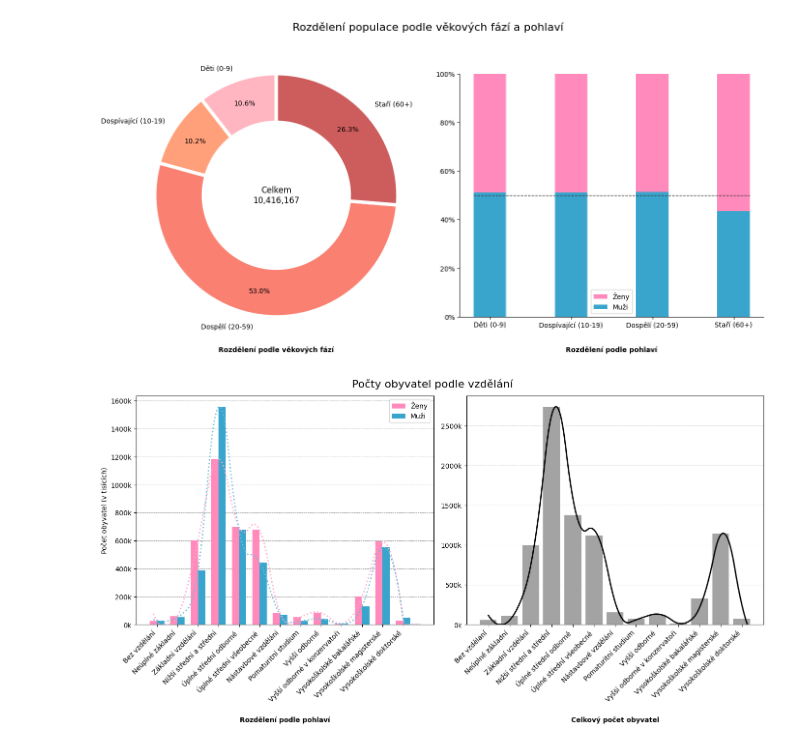
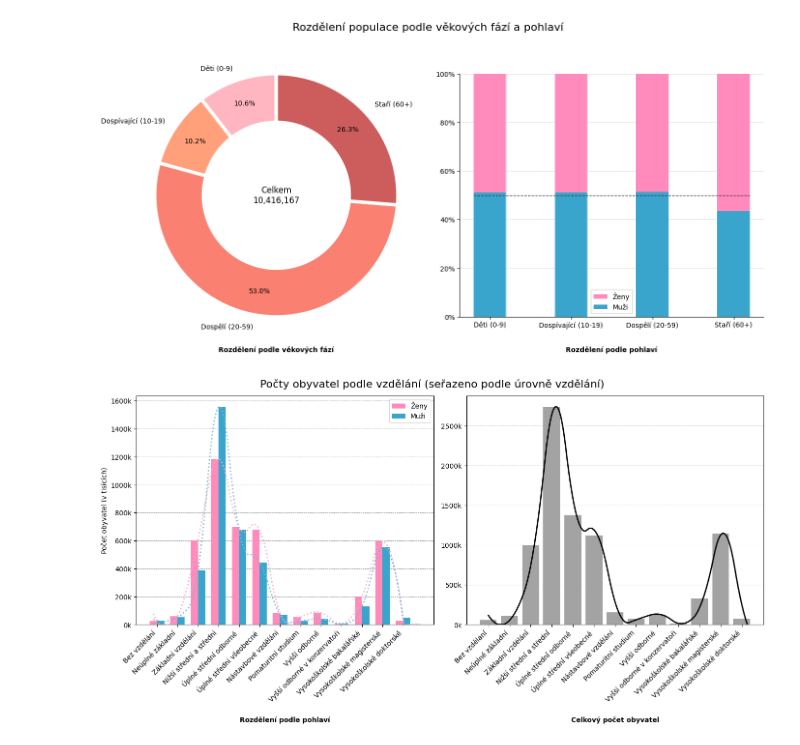
Before and after one commit to rcech44/sp_scitani_lidu, a Jupyter notebook: python_analysis/analysis.ipynb, the cells around one changed output. Saved outputs shown, nothing was run; the diff lists cells and outputs as text; code cells hidden in the pictures.

```diff
--- a/python_analysis/analysis.ipynb
+++ b/python_analysis/analysis.ipynb
@@ -45,7 +45,7 @@ KeyboardInterrupt:
 # %% [markdown]
 ### Načtení dat do paměti z MongoDB
 # %%
-data = data_loader.load_from_db("obyvatelstvo_pohlavi_vek_5")
+data = data_loader.load_from_db("vzdelani_vek_pohlavi")
 # %% [markdown]
 ### Analýza
 # %%
@@ -790,32 +837,32 @@ axs[0].bar(x + bar_width, men_counts_thousands, width=bar_width, label='Muži',
 axs[0].plot(xnew, y_filtered_women, color='#ffa6cb', linestyle='dotted', linewidth=2)
 axs[0].plot(xnew, y_filtered_men, color='#6ebedb', linestyle='dotted', linewidth=2)
 axs[0].set_ylabel('Počet obyvatel (v tisících)')
 axs[0].set_xticks(x + bar_width / 2)
 axs[0].set_xticklabels(education_levels, rotation=45, ha='right')
 axs[0].set_yticklabels(['{:.0f}k'.format(y) for y in axs[0].get_yticks()])
 axs[0].set_axisbelow(True)
 axs[0].grid(True, which='major', linestyle='--', linewidth='0.5', color='gray', axis='y')
 axs[0].legend()
 axs[0].set_xlabel('Rozdělení podle pohlaví', fontdict={'weight': 'bold'})
 axs[0].xaxis.set_label_coords(0.5, -0.4)
 
 # Druhý graf: Pouze celkové počty s křivkou
 axs[1].bar(x, total_counts_thousands, color='#a3a3a3', label='Celkový počet')
 axs[1].plot(x_filtered, y_filtered, label='Celkový počet', color='black', linestyle='-', linewidth=2)
 axs[1].set_xticks(x)
 axs[1].set_xticklabels(education_levels, rotation=45, ha='right')
 axs[1].set_yticklabels(['{:.0f}k'.format(y) for y in axs[1].get_yticks()])
 axs[1].set_axisbelow(True)
 axs[1].grid(True, which='major', linestyle='--', linewidth='0.5', color='gray', axis='y')
 axs[1].set_xlabel('Celkový počet obyvatel', fontdict={'weight': 'bold'})
 axs[1].xaxis.set_label_coords(0.5, -0.4)
 
 # Titulek
-fig.suptitle('Počty obyvatel podle vzdělání', fontsize=16)
+fig.suptitle('Počty obyvatel podle vzdělání (seřazeno podle úrovně vzdělání)', fontsize=16)
 
 plt.tight_layout()
 plt.show()
 
 # Consolas, 'Courier New', monospace
 # %% [output]
-[figure, old version]
+[figure, new version]
```
Also changed, not shown: parts of 8 cells of this notebook.
